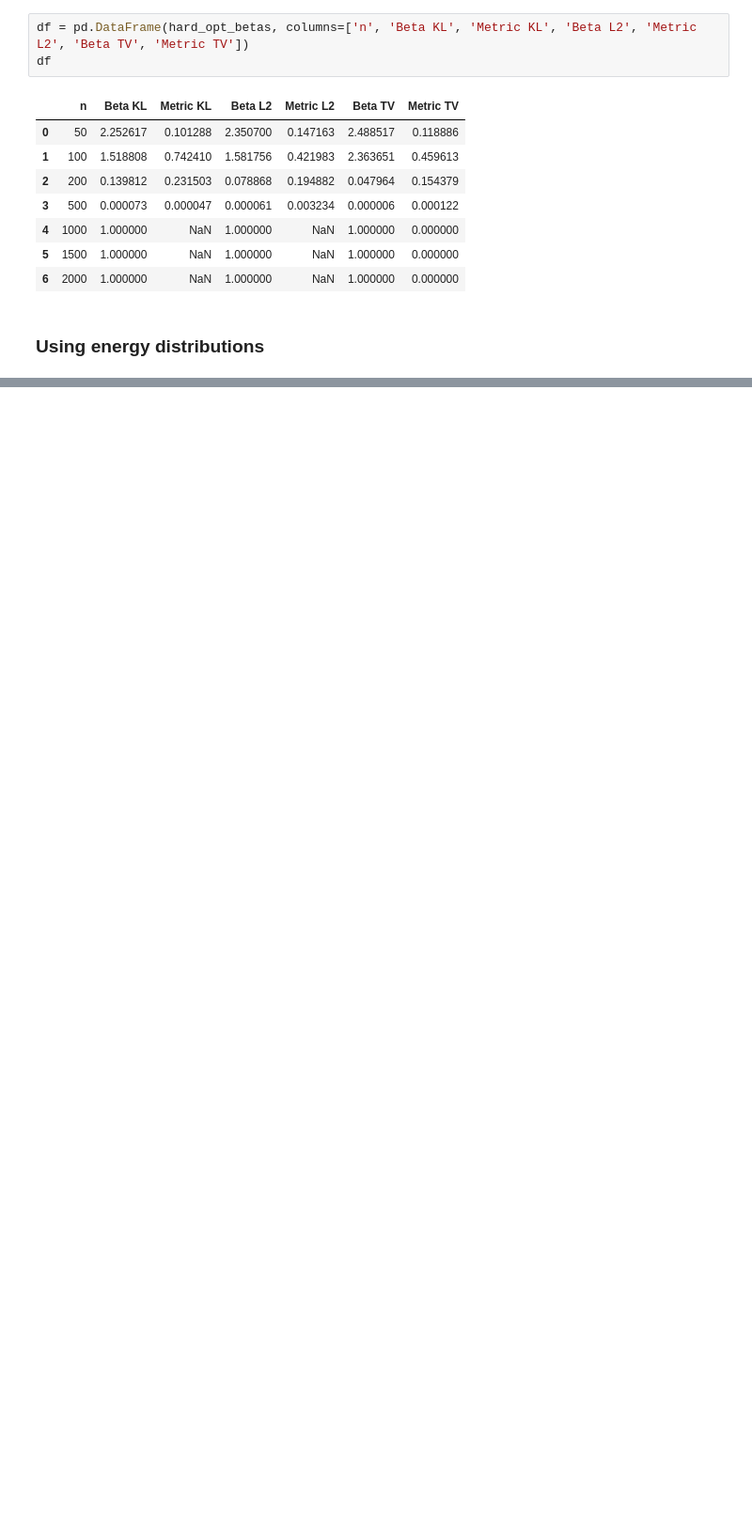
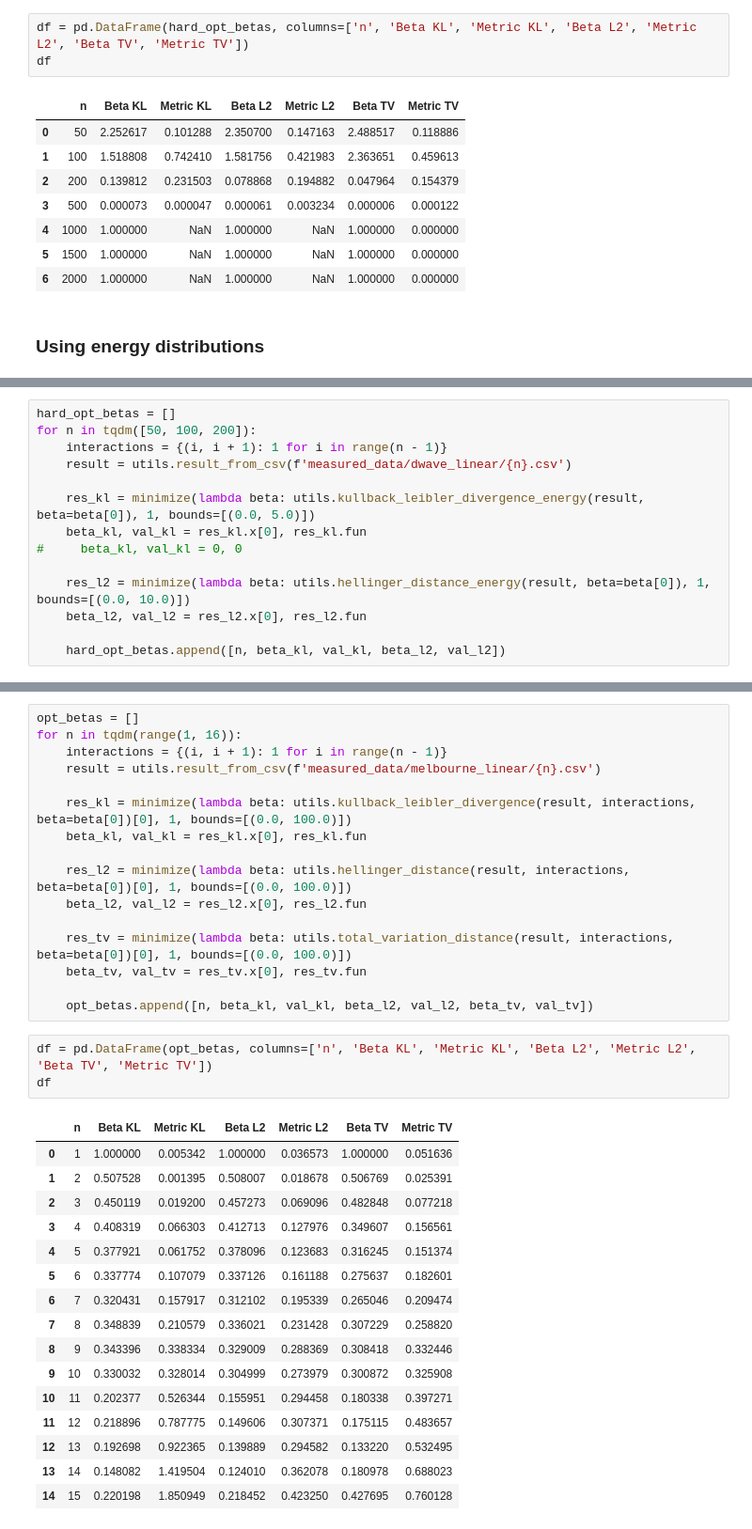
Before and after one commit to werty144/quantum_Ising, a Jupyter notebook: Divergence.ipynb, the cells around one changed output, grey strips where cells are left out. Shown: that part at 94% size. Drawn from its saved outputs; the diff is of its cells as text; blank space fills up the shorter version.

```diff
--- a/Divergence.ipynb
+++ b/Divergence.ipynb
@@ -193,0 +193,14 @@ df
+# %%
+hard_opt_betas = []
+for n in tqdm([50, 100, 200]):
+    interactions = {(i, i + 1): 1 for i in range(n - 1)}
+    result = utils.result_from_csv(f'measured_data/dwave_linear/{n}.csv')
+
+    res_kl = minimize(lambda beta: utils.kullback_leibler_divergence_energy(result, beta=beta[0]), 1, bounds=[(0.0, 5.0)])
+    beta_kl, val_kl = res_kl.x[0], res_kl.fun
+#     beta_kl, val_kl = 0, 0
+
+    res_l2 = minimize(lambda beta: utils.hellinger_distance_energy(result, beta=beta[0]), 1, bounds=[(0.0, 10.0)])
+    beta_l2, val_l2 = res_l2.x[0], res_l2.fun
+
+    hard_opt_betas.append([n, beta_kl, val_kl, beta_l2, val_l2])
@@ -193,0 +219,36 @@ df
+# %%
+opt_betas = []
+for n in tqdm(range(1, 16)):
+    interactions = {(i, i + 1): 1 for i in range(n - 1)}
+    result = utils.result_from_csv(f'measured_data/melbourne_linear/{n}.csv')
+
+    res_kl = minimize(lambda beta: utils.kullback_leibler_divergence(result, interactions, beta=beta[0])[0], 1, bounds=[(0.0, 100.0)])
+    beta_kl, val_kl = res_kl.x[0], res_kl.fun
+
+    res_l2 = minimize(lambda beta: utils.hellinger_distance(result, interactions, beta=beta[0])[0], 1, bounds=[(0.0, 100.0)])
+    beta_l2, val_l2 = res_l2.x[0], res_l2.fun
+
+    res_tv = minimize(lambda beta: utils.total_variation_distance(result, interactions, beta=beta[0])[0], 1, bounds=[(0.0, 100.0)])
+    beta_tv, val_tv = res_tv.x[0], res_tv.fun
+
+    opt_betas.append([n, beta_kl, val_kl, beta_l2, val_l2, beta_tv, val_tv])
+# %%
+df = pd.DataFrame(opt_betas, columns=['n', 'Beta KL', 'Metric KL', 'Beta L2', 'Metric L2', 'Beta TV', 'Metric TV'])
+df
+# %% [output]
+|  | n | Beta KL | Metric KL | Beta L2 | Metric L2 | Beta TV | Metric TV |
+| 0 | 1 | 1.000000 | 0.005342 | 1.000000 | 0.036573 | 1.000000 | 0.051636 |
+| 1 | 2 | 0.507528 | 0.001395 | 0.508007 | 0.018678 | 0.506769 | 0.025391 |
+| 2 | 3 | 0.450119 | 0.019200 | 0.457273 | 0.069096 | 0.482848 | 0.077218 |
+| 3 | 4 | 0.408319 | 0.066303 | 0.412713 | 0.127976 | 0.349607 | 0.156561 |
+| 4 | 5 | 0.377921 | 0.061752 | 0.378096 | 0.123683 | 0.316245 | 0.151374 |
+| 5 | 6 | 0.337774 | 0.107079 | 0.337126 | 0.161188 | 0.275637 | 0.182601 |
+| 6 | 7 | 0.320431 | 0.157917 | 0.312102 | 0.195339 | 0.265046 | 0.209474 |
+| 7 | 8 | 0.348839 | 0.210579 | 0.336021 | 0.231428 | 0.307229 | 0.258820 |
+| 8 | 9 | 0.343396 | 0.338334 | 0.329009 | 0.288369 | 0.308418 | 0.332446 |
+| 9 | 10 | 0.330032 | 0.328014 | 0.304999 | 0.273979 | 0.300872 | 0.325908 |
+| 10 | 11 | 0.202377 | 0.526344 | 0.155951 | 0.294458 | 0.180338 | 0.397271 |
+| 11 | 12 | 0.218896 | 0.787775 | 0.149606 | 0.307371 | 0.175115 | 0.483657 |
+| 12 | 13 | 0.192698 | 0.922365 | 0.139889 | 0.294582 | 0.133220 | 0.532495 |
+| 13 | 14 | 0.148082 | 1.419504 | 0.124010 | 0.362078 | 0.180978 | 0.688023 |
+| 14 | 15 | 0.220198 | 1.850949 | 0.218452 | 0.423250 | 0.427695 | 0.760128 |
```
Also changed, not shown: parts of 17 cells of this notebook, 15 other files.
